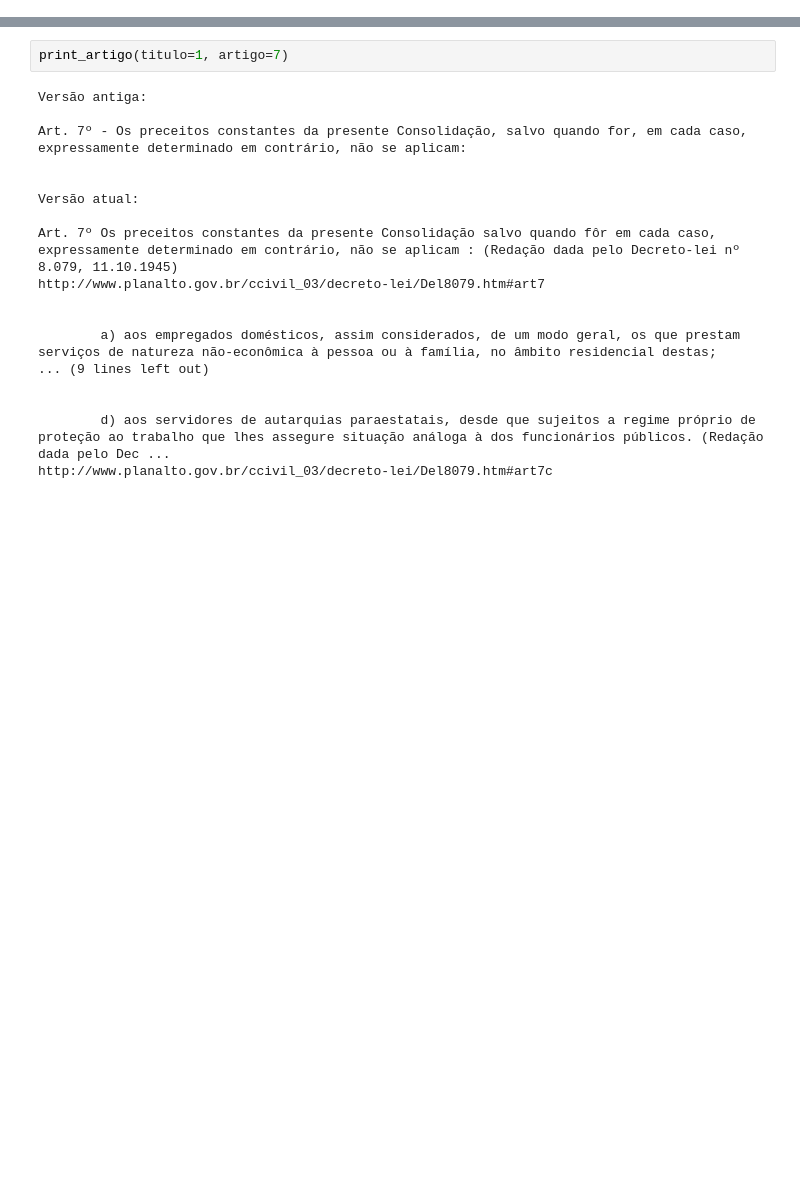
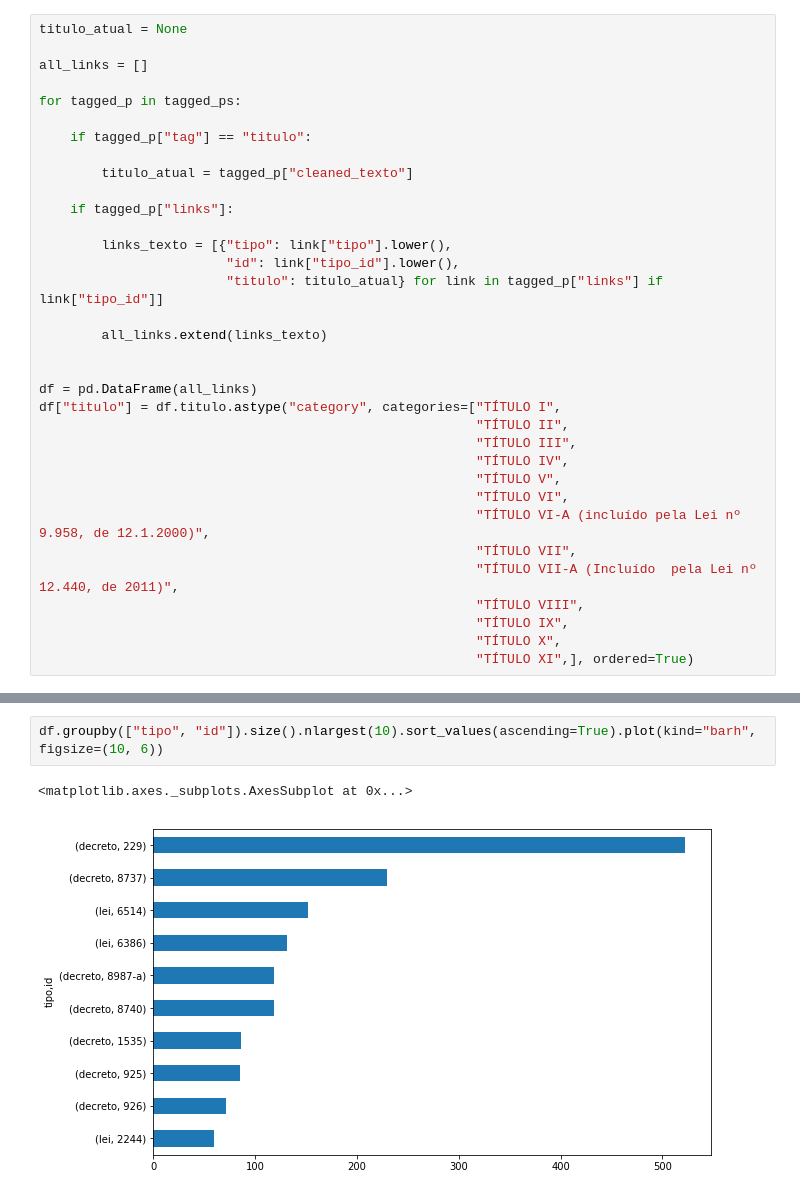
Before and after one commit to abevieiramota/scrap-leis-federais, a Jupyter notebook: Parser.ipynb, the cells around one changed output, grey strips where cells are left out. Saved outputs shown, nothing was run; the diff lists cells and outputs as text; blank space fills up the shorter version.

Commit message:
refatora código e adiciona notebook com plots

```diff
--- a/Parser.ipynb
+++ b/Parser.ipynb
@@ -148 +32,35 @@ def particiona_por(iterator, is_novo_item):
+# %%
+titulo_atual = None
+
+all_links = []
+
+for tagged_p in tagged_ps:
+
+    if tagged_p["tag"] == "titulo":
+
+        titulo_atual = tagged_p["cleaned_texto"]
+
+    if tagged_p["links"]:
+
+        links_texto = [{"tipo": link["tipo"].lower(),
+                        "id": link["tipo_id"].lower(),
+                        "titulo": titulo_atual} for link in tagged_p["links"] if link["tipo_id"]]
+
+        all_links.extend(links_texto)
+
+
+df = pd.DataFrame(all_links)
+df["titulo"] = df.titulo.astype("category", categories=["TÍTULO I",
+                                                        "TÍTULO II",
+                                                        "TÍTULO III",
+                                                        "TÍTULO IV",
+                                                        "TÍTULO V",
+                                                        "TÍTULO VI",
+                                                        "TÍTULO VI-A (incluído pela Lei nº 9.958, de 12.1.2000)",
+                                                        "TÍTULO VII",
+                                                        "TÍTULO VII-A (Incluído  pela Lei nº 12.440, de 2011)",
+                                                        "TÍTULO VIII",
+                                                        "TÍTULO IX",
+                                                        "TÍTULO X",
+                                                        "TÍTULO XI",], ordered=True)
 # %% [markdown]
@@ -364,20 +68,5 @@ def print_artigo(titulo, artigo):
-# %%
-print_artigo(titulo=1, artigo=7)
-# %% [output]
-Versão antiga:
-
-Art. 7º - Os preceitos constantes da presente Consolidação, salvo quando for, em cada caso, expressamente determinado em contrário, não se aplicam:
-
-
-Versão atual:
-
-Art. 7º Os preceitos constantes da presente Consolidação salvo quando fôr em cada caso, expressamente determinado em contrário, não se aplicam : (Redação dada pelo Decreto-lei nº 8.079, 11.10.1945)
-http://www.planalto.gov.br/ccivil_03/decreto-lei/Del8079.htm#art7
-
-
-        a) aos empregados domésticos, assim considerados, de um modo geral, os que prestam serviços de natureza não-econômica à pessoa ou à família, no âmbito residencial destas;
-... (9 lines left out)
-
-
-        d) aos servidores de autarquias paraestatais, desde que sujeitos a regime próprio de proteção ao trabalho que lhes assegure situação análoga à dos funcionários públicos. (Redação dada pelo Dec ...
-http://www.planalto.gov.br/ccivil_03/decreto-lei/Del8079.htm#art7c
+# %%
+df.groupby(["tipo", "id"]).size().nlargest(10).sort_values(ascending=True).plot(kind="barh", figsize=(10, 6))
+# %% [output]
+<matplotlib.axes._subplots.AxesSubplot at 0x...>
+[figure, added]
```
Also changed, not shown: parts of 31 cells of this notebook, 1 other file.
